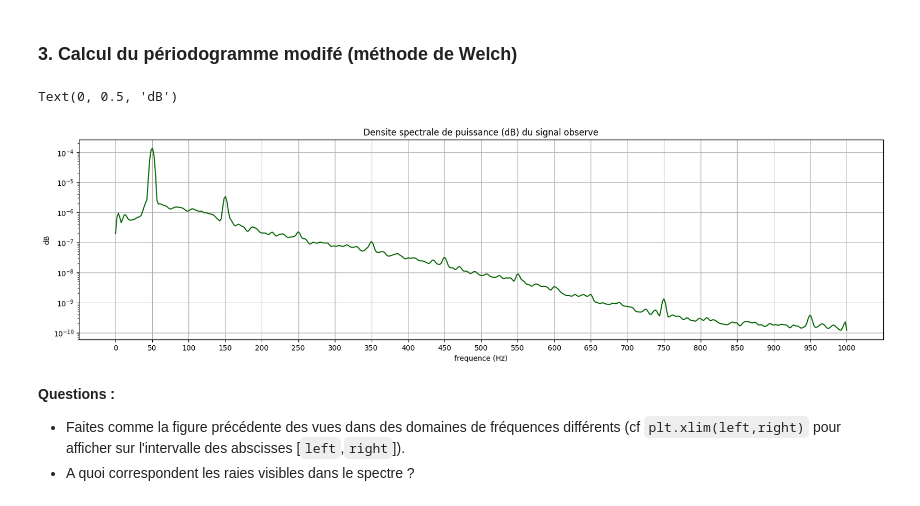
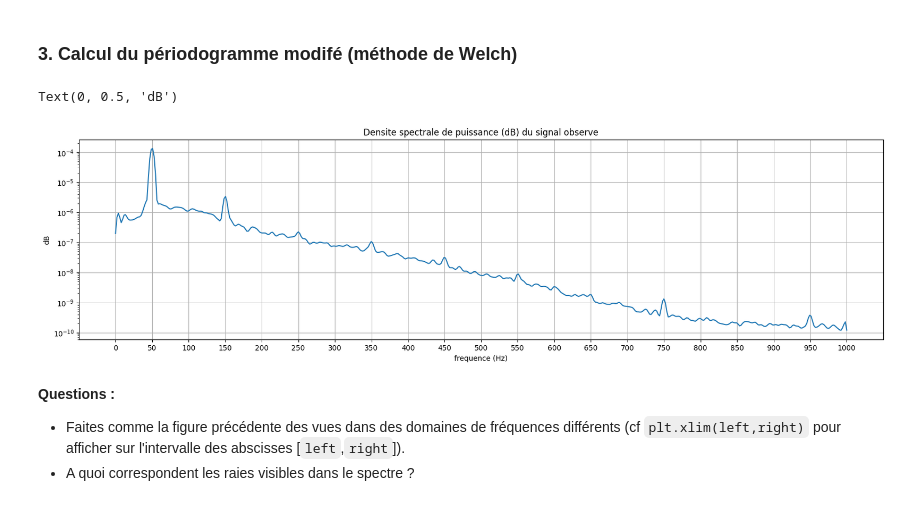
Before and after one commit to fchatelain/ExemplesFLO, a Jupyter notebook: BE1/BE1_Wiener_template.ipynb, the cells around one changed output. Saved outputs shown, nothing was run; the diff lists cells and outputs as text; code cells hidden in the pictures.

```diff
--- a/BE1/BE1_Wiener_template.ipynb
+++ b/BE1/BE1_Wiener_template.ipynb
@@ -141,26 +141,26 @@ plt.tight_layout()
 # %%
 Nblocks = 512   # Taille des blocs pour lesquels on calcule la FFT
 rec = int(3 * Nblocks /4) # Recouvrement de 75% entre blocs
 
 hann_win = hann(Nblocks, True) # Fenetre de Hanning
 
 # On estime le spectre sur Nblocks+1 points, i.e. avec une resolution
 # spectrale de Fe / (2 * Nblocks)
 [freq, dspy] = welch(sig_y, Fe,
                      window=hann_win,
                      noverlap=rec, nfft=2*Nblocks)
 
 plt.figure(figsize = (20, 5))
 plt.grid()
 # On représente la magnitude en dB dans le domaine spectral
-plt.semilogy(freq, dspy, '-', color='darkgreen')
+plt.semilogy(freq, dspy)
 plt.xticks(np.arange(0, 1001, 50))
 plt.title("Densite spectrale de puissance (dB) du signal observe")
 plt.xlabel("frequence (Hz)")
 plt.ylabel("dB")
 # %% [output]
 Text(0, 0.5, 'dB')
-[figure, old version]
+[figure, new version]
 # %% [markdown]
 
 
```
Also changed, not shown: parts of 5 cells of this notebook.
